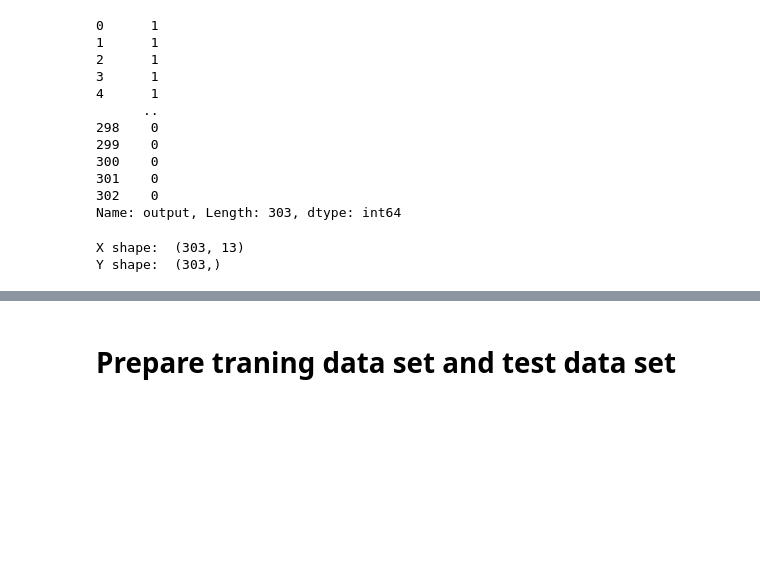
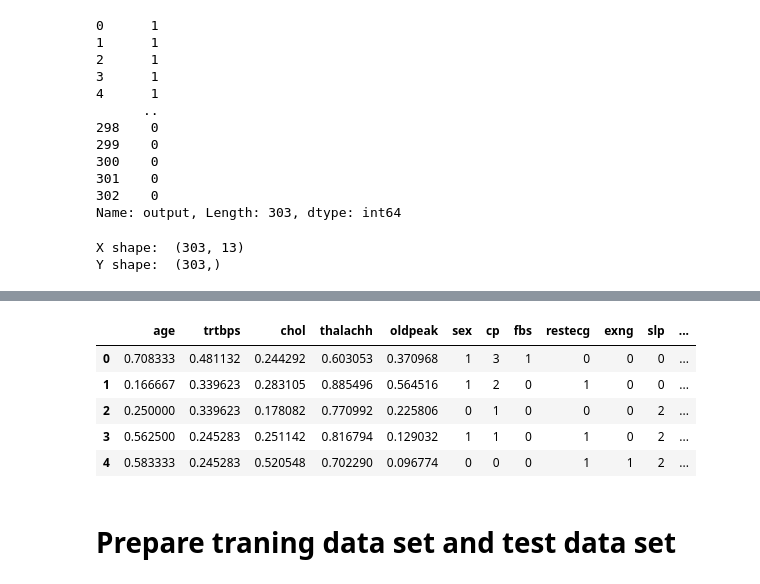
Before and after one commit to YouWeiChenPython/IMLP, a Jupyter notebook: Final Project/Heart attack predict.ipynb, the cells around one changed output, grey strips where cells are left out. Cells and saved outputs as stored; diff of their text form; code cells hidden in the pictures; blank space fills up the shorter version.

```diff
--- a/Final Project/Heart attack predict.ipynb
+++ b/Final Project/Heart attack predict.ipynb
@@ -213,3 +238,20 @@ Y shape:  (303,)
+# %%
+from sklearn.preprocessing import MinMaxScaler
+
+num_features = ['age','trtbps','chol','thalachh','oldpeak']
+cat_features = ['sex','cp','fbs','restecg','exng','slp','caa','thall']
+
+scaler.fit(X_data[num_features])
+X_scaled = pd.DataFrame(scaler.transform(X_data[num_features]),columns=num_features)
+X_scaled = pd.concat([X_scaled, X_data[cat_features]], axis=1)
+X_scaled.head()
+# %% [output]
+|  | age | trtbps | chol | thalachh | oldpeak | sex | cp | fbs | restecg | exng | slp | ... |
+| 0 | 0.708333 | 0.481132 | 0.244292 | 0.603053 | 0.370968 | 1 | 3 | 1 | 0 | 0 | 0 | ... |
+| 1 | 0.166667 | 0.339623 | 0.283105 | 0.885496 | 0.564516 | 1 | 2 | 0 | 1 | 0 | 0 | ... |
+| 2 | 0.250000 | 0.339623 | 0.178082 | 0.770992 | 0.225806 | 0 | 1 | 0 | 0 | 0 | 2 | ... |
+| 3 | 0.562500 | 0.245283 | 0.251142 | 0.816794 | 0.129032 | 1 | 1 | 0 | 1 | 0 | 2 | ... |
+| 4 | 0.583333 | 0.245283 | 0.520548 | 0.702290 | 0.096774 | 0 | 0 | 0 | 1 | 1 | 2 | ... |
 # %% [markdown]
 # Prepare traning data set and test data set
 # %%
```
Also changed, not shown: parts of 41 cells of this notebook, 5 other files.
